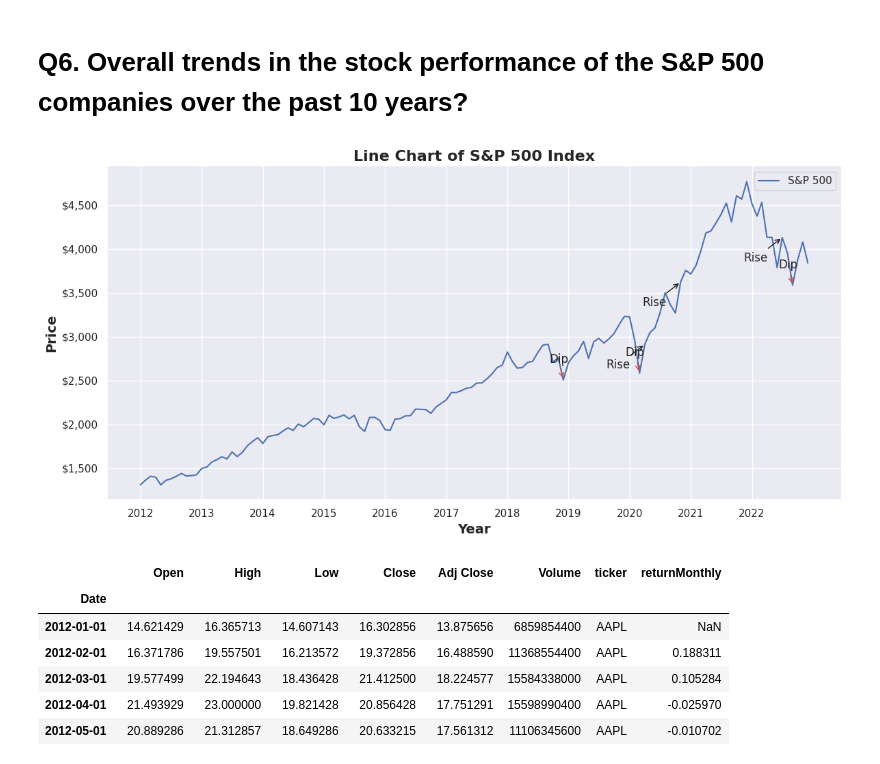
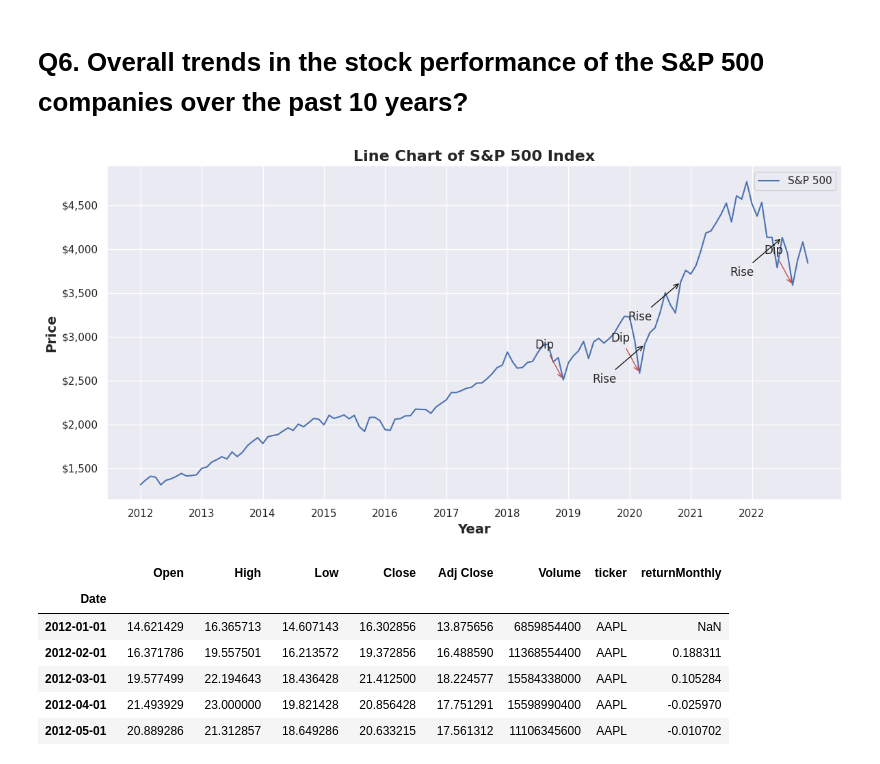
Before and after one commit to santhosh-narapareddy/SnP500-EconomicIndicators-DescriptiveStudy, a Jupyter notebook: S&P_500_and_Economic_Indicators.ipynb, the cells around one changed output. Drawn from its saved outputs; the diff is of its cells as text; code cells hidden in the pictures.

```diff
--- a/S&P_500_and_Economic_Indicators.ipynb
+++ b/S&P_500_and_Economic_Indicators.ipynb
@@ -607,36 +607,36 @@ ax.yaxis.set_major_formatter('${:,.0f}'.format)
 sns.despine(top=True, right=True)
 
 # add a legend
 ax.legend(['S&P 500'])
 
 # set x-axis ticks and labels to show each year
 years = pd.date_range(start=df_index['Date'].min(), end=df_index['Date'].max(), freq='YS')
 xticks = [year for year in years if year in df_index['Date'].values]
 xlabels = [year.year for year in xticks]
 ax.set_xticks(xticks)
 ax.set_xticklabels(xlabels)
 
 # annotate dips and rises
 threshold = 0.09  # 9% change
 for i in range(1, len(df_index)):
     change = (df_index['Close'][i] - df_index['Close'][i-1]) / df_index['Close'][i-1]
     if change < -threshold:
-        ax.annotate('Dip', xy=(df_index['Date'][i], df_index['Close'][i]), xytext=(-15, 15),
+        ax.annotate('Dip', xy=(df_index['Date'][i], df_index['Close'][i]), xytext=(-30, 30),
                     textcoords='offset points', ha='left', va='bottom',
                     arrowprops=dict(arrowstyle='->', connectionstyle='arc3,rad=0', color='r'))
     elif change > threshold:
-        ax.annotate('Rise', xy=(df_index['Date'][i], df_index['Close'][i]), xytext=(-15, -15),
+        ax.annotate('Rise', xy=(df_index['Date'][i], df_index['Close'][i]), xytext=(-30, -30),
                     textcoords='offset points', ha='right', va='top',
                     arrowprops=dict(arrowstyle='->', connectionstyle='arc3,rad=0', color='k'))
 
 
 # adjust the layout
 fig.tight_layout()
 
 # display the plot
 plt.show()
 # %% [output]
-[figure, old version]
+[figure, new version]
 # %%
 ticker_detail['AAPL']['data']
 # %% [output]
```
